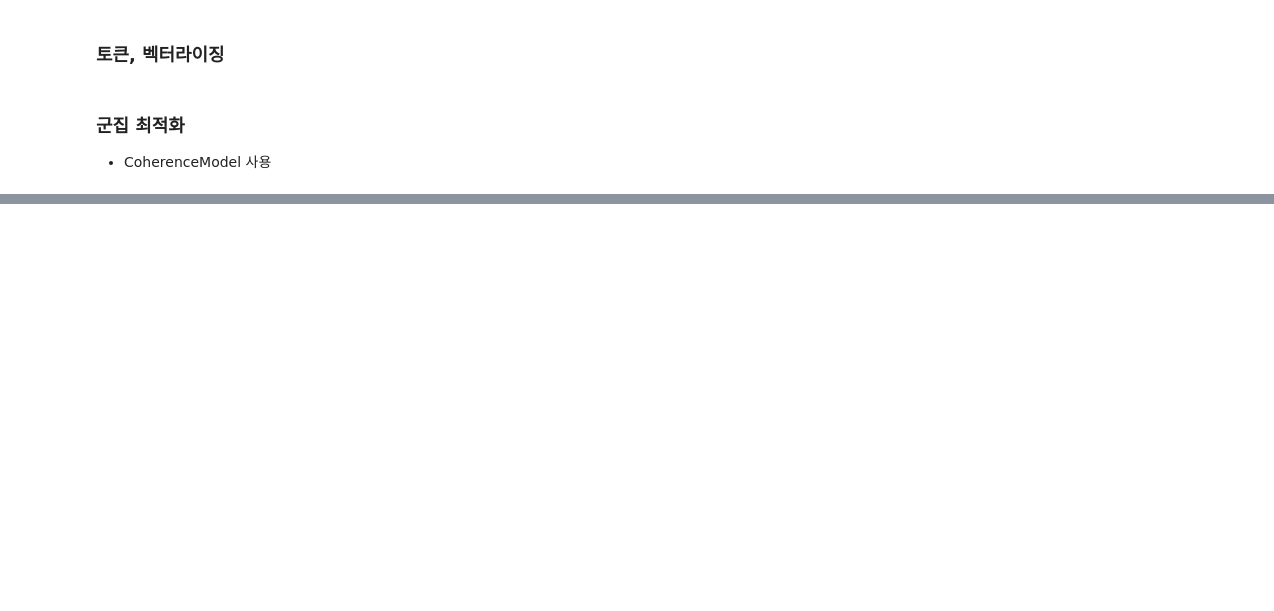
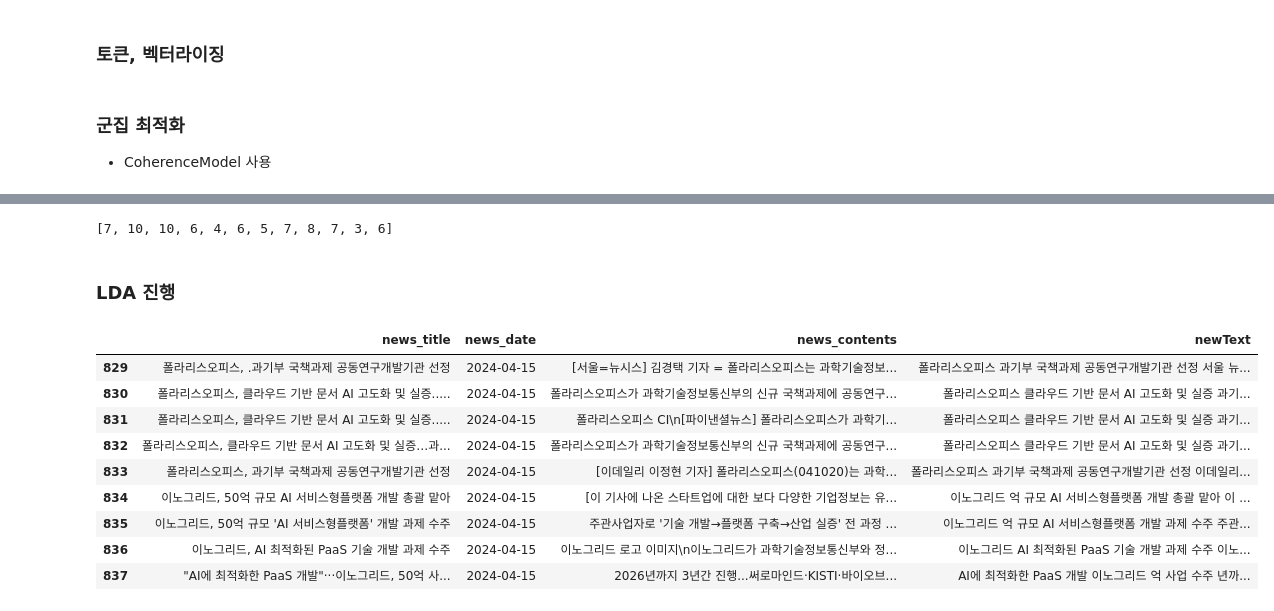
Before and after one commit to entangelk/poliris_news, a Jupyter notebook: docs/analysis/stock_analysis.ipynb, the cells around one changed output, grey strips where cells are left out. Saved outputs shown, nothing was run; the diff lists cells and outputs as text; code cells hidden in the pictures; blank space fills up the shorter version.

```diff
--- a/docs/analysis/stock_analysis.ipynb
+++ b/docs/analysis/stock_analysis.ipynb
@@ -302,0 +396,6 @@ df_check_date_count
+# %%
+get_score
+# %% [output]
+[7, 10, 10, 6, 4, 6, 5, 7, 8, 7, 3, 6]
+# %% [markdown]
+### LDA 진행
@@ -302,0 +445,14 @@ df_check_date_count
+# %%
+df_check_date_count.query('news_date == "2024-04-15"')
+# ['news_contents'].iloc[0]
+# %% [output]
+|  | news_title | news_date | news_contents | newText |
+| 829 | 폴라리스오피스, .과기부 국책과제 공동연구개발기관 선정 | 2024-04-15 | [서울=뉴시스] 김경택 기자 = 폴라리스오피스는 과학기술정보... | 폴라리스오피스 과기부 국책과제 공동연구개발기관 선정 서울 뉴... |
+| 830 | 폴라리스오피스, 클라우드 기반 문서 AI 고도화 및 실증..... | 2024-04-15 | 폴라리스오피스가 과학기술정보통신부의 신규 국책과제에 공동연구... | 폴라리스오피스 클라우드 기반 문서 AI 고도화 및 실증 과기... |
+| 831 | 폴라리스오피스, 클라우드 기반 문서 AI 고도화 및 실증..... | 2024-04-15 | 폴라리스오피스 CI\n[파이낸셜뉴스] 폴라리스오피스가 과학기... | 폴라리스오피스 클라우드 기반 문서 AI 고도화 및 실증 과기... |
+| 832 | 폴라리스오피스, 클라우드 기반 문서 AI 고도화 및 실증…과... | 2024-04-15 | 폴라리스오피스가 과학기술정보통신부의 신규 국책과제에 공동연구... | 폴라리스오피스 클라우드 기반 문서 AI 고도화 및 실증 과기... |
+| 833 | 폴라리스오피스, 과기부 국책과제 공동연구개발기관 선정 | 2024-04-15 | [이데일리 이정현 기자] 폴라리스오피스(041020)는 과학... | 폴라리스오피스 과기부 국책과제 공동연구개발기관 선정 이데일리... |
+| 834 | 이노그리드, 50억 규모 AI 서비스형플랫폼 개발 총괄 맡아 | 2024-04-15 | [이 기사에 나온 스타트업에 대한 보다 다양한 기업정보는 유... | 이노그리드 억 규모 AI 서비스형플랫폼 개발 총괄 맡아 이 ... |
+| 835 | 이노그리드, 50억 규모 'AI 서비스형플랫폼' 개발 과제 수주 | 2024-04-15 | 주관사업자로 '기술 개발→플랫폼 구축→산업 실증' 전 과정 ... | 이노그리드 억 규모 AI 서비스형플랫폼 개발 과제 수주 주관... |
+| 836 | 이노그리드, AI 최적화된 PaaS 기술 개발 과제 수주 | 2024-04-15 | 이노그리드 로고 이미지\n이노그리드가 과학기술정보통신부와 정... | 이노그리드 AI 최적화된 PaaS 기술 개발 과제 수주 이노... |
+| 837 | "AI에 최적화한 PaaS 개발"···이노그리드, 50억 사... | 2024-04-15 | 2026년까지 3년간 진행...써로마인드·KISTI·바이오브... | AI에 최적화한 PaaS 개발 이노그리드 억 사업 수주 년까... |
```
Also changed, not shown: parts of 12 cells of this notebook.
